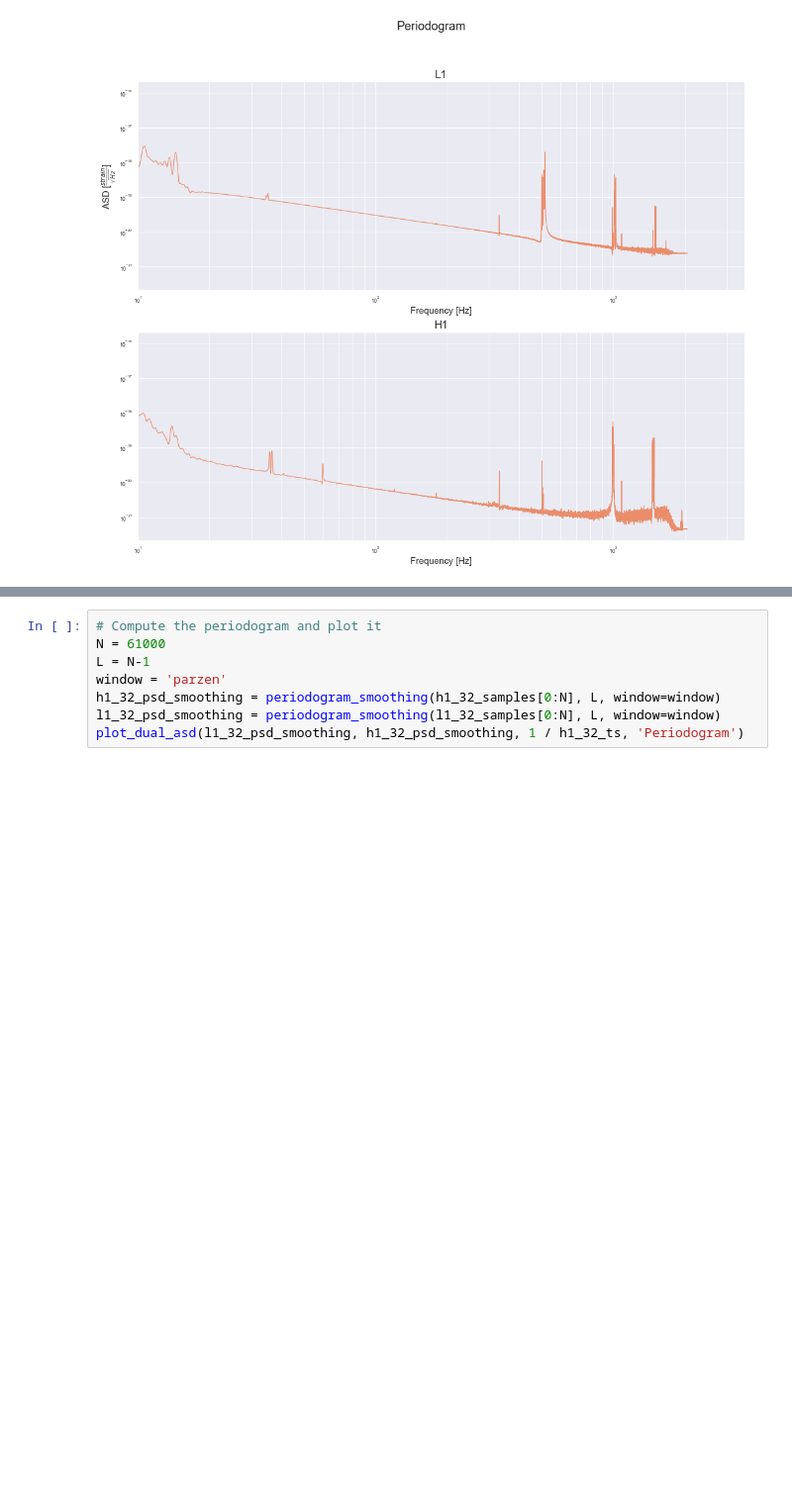
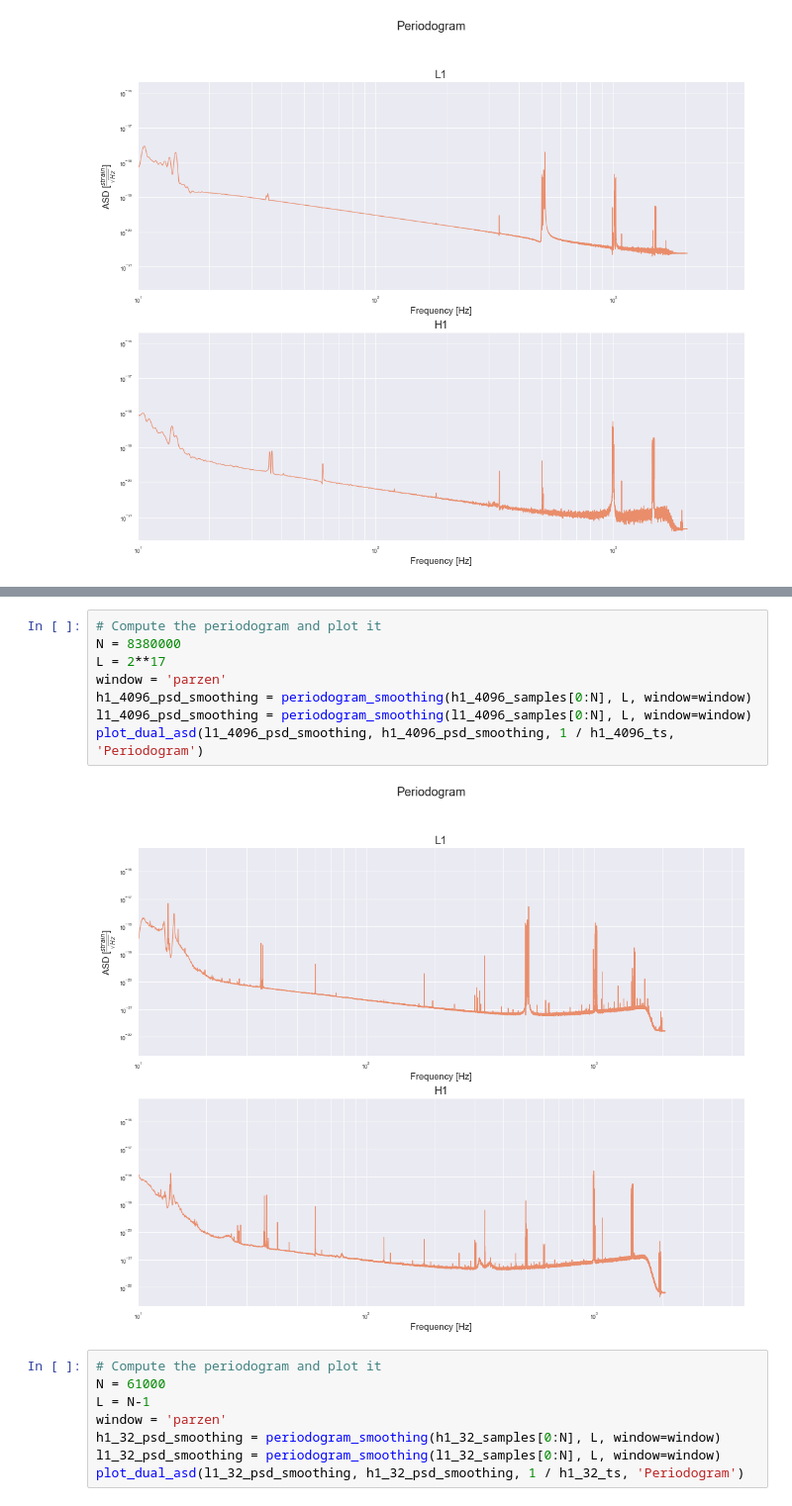
Before and after one commit to asp-image-dsp/asp-tp1, a Jupyter notebook: notebooks/report.ipynb, the cells around one changed output, grey strips where cells are left out. Shown at 99% size. Drawn from its saved outputs; the diff is of its cells as text; blank space fills up the shorter version.

```diff
--- a/notebooks/report.ipynb
+++ b/notebooks/report.ipynb
@@ -367,3 +389,13 @@ plot_dual_asd(l1_32_psd_smoothing, h1_32_psd_smoothing, 1 / h1_32_ts, 'Periodogr
+# %%
+# Compute the periodogram and plot it
+N = 8380000
+L = 2**17
+window = 'parzen'
+h1_4096_psd_smoothing = periodogram_smoothing(h1_4096_samples[0:N], L, window=window)
+l1_4096_psd_smoothing = periodogram_smoothing(l1_4096_samples[0:N], L, window=window)
+plot_dual_asd(l1_4096_psd_smoothing, h1_4096_psd_smoothing, 1 / h1_4096_ts, 'Periodogram')
+# %% [output]
+[figure, added]
 # %%
 # Compute the periodogram and plot it
 N = 61000
```
Also changed, not shown: parts of 21 cells of this notebook.
